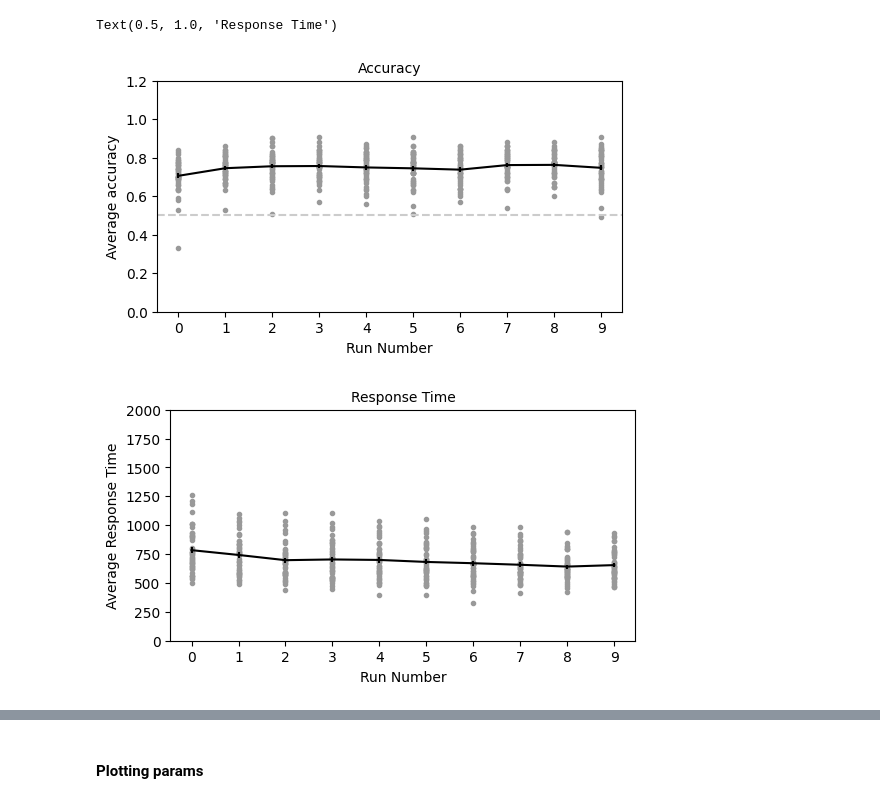
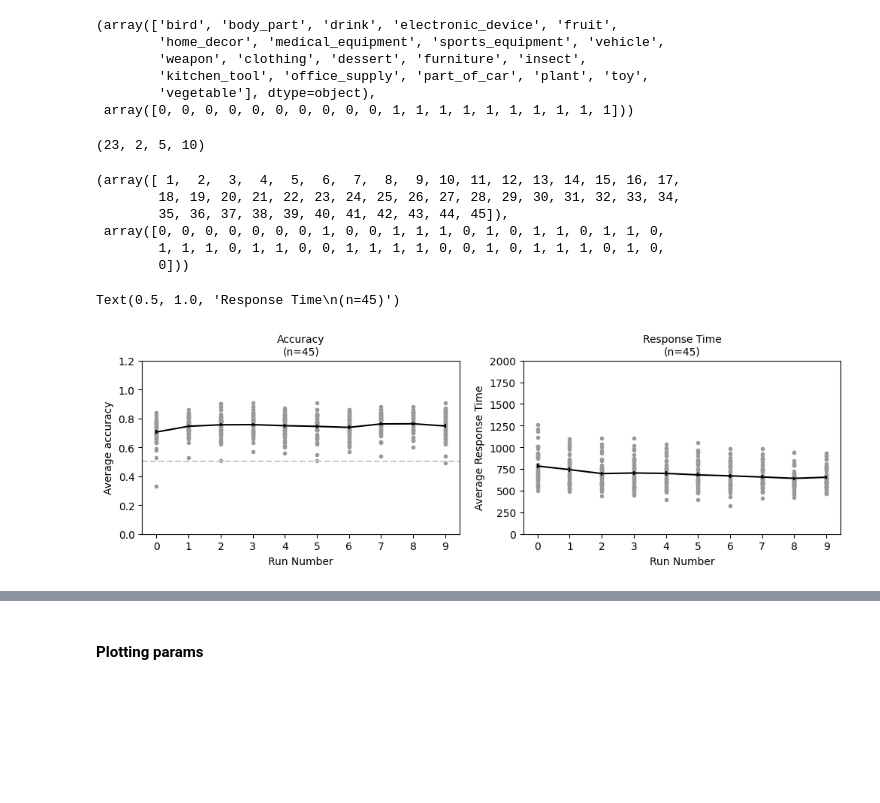
Before and after one commit to mmhenderson/featsynth, a Jupyter notebook: code/behav_analysis/expt1_summary.ipynb, the cells around one changed output, grey strips where cells are left out. Drawn from its saved outputs; the diff is of its cells as text; code cells hidden in the pictures; blank space fills up the shorter version.

```diff
--- a/code/behav_analysis/expt1_summary.ipynb
+++ b/code/behav_analysis/expt1_summary.ipynb
@@ -26,0 +34,22 @@ acc_by_condition, dprime_by_condition, propyes_by_condition, rt_by_condition = a
+# %%
+super_names, super_cbinds
+# %% [output]
+(array(['bird', 'body_part', 'drink', 'electronic_device', 'fruit',
+        'home_decor', 'medical_equipment', 'sports_equipment', 'vehicle',
+        'weapon', 'clothing', 'dessert', 'furniture', 'insect',
+        'kitchen_tool', 'office_supply', 'part_of_car', 'plant', 'toy',
+        'vegetable'], dtype=object),
+ array([0, 0, 0, 0, 0, 0, 0, 0, 0, 0, 1, 1, 1, 1, 1, 1, 1, 1, 1, 1]))
+# %%
+dprime_by_supcat[1].shape
+# %% [output]
+(23, 2, 5, 10)
+# %%
+subjects, subject_cb
+# %% [output]
+(array([ 1,  2,  3,  4,  5,  6,  7,  8,  9, 10, 11, 12, 13, 14, 15, 16, 17,
+        18, 19, 20, 21, 22, 23, 24, 25, 26, 27, 28, 29, 30, 31, 32, 33, 34,
+        35, 36, 37, 38, 39, 40, 41, 42, 43, 44, 45]),
+ array([0, 0, 0, 0, 0, 0, 0, 1, 0, 0, 1, 1, 1, 0, 1, 0, 1, 1, 0, 1, 1, 0,
+        1, 1, 1, 0, 1, 1, 0, 0, 1, 1, 1, 1, 0, 0, 1, 0, 1, 1, 1, 0, 1, 0,
+        0]))
@@ -27,47 +58,45 @@ acc_by_condition, dprime_by_condition, propyes_by_condition, rt_by_condition = a
 # %%
-acc_by_run, rt_by_run = analyze_expt1.get_perf_by_run()
+plt.figure(figsize=(12,3))
 
-plt.figure(figsize=(6,3))
-
+plt.subplot(1,2,1)
 plot_vals = acc_by_run
 
 n_runs = plot_vals.shape[1]
 meanvals = np.mean(plot_vals, axis=0)
 semvals = np.std(plot_vals, axis=0)/np.sqrt(plot_vals.shape[0])
 
 for si in range(n_subjects):
     plt.plot(np.arange(n_runs), plot_vals[si,:],'.',color=[0.6, 0.6, 0.6])
 plt.errorbar(np.arange(len(meanvals)), meanvals, semvals, color='k')
 plt.xticks(np.arange(n_runs))
 plt.xlabel('Run Number')
 plt.ylabel('Average accuracy')
 plt.axhline(0.50, color=[0.8, 0.8, 0.8], linestyle='--')
 plt.ylim([0.0, 1.2])
 
-plt.title('Accuracy')
+plt.title('Accuracy\n(n=%d)'%n_subjects)
 
 
-plt.figure(figsize=(6,3))
+plt.subplot(1,2,2)
 
 plot_vals = rt_by_run
 
 meanvals = np.mean(plot_vals, axis=0)
 semvals = np.std(plot_vals, axis=0)/np.sqrt(plot_vals.shape[0])
 
 for si in range(n_subjects):
     plt.plot(np.arange(n_runs), plot_vals[si,:],'.',color=[0.6, 0.6, 0.6])
 plt.errorbar(np.arange(len(meanvals)), meanvals, semvals, color='k')
 plt.xticks(np.arange(n_runs))
 plt.xlabel('Run Number')
 plt.ylabel('Average Response Time')
 ylims = [0, 2000]
 plt.ylim(ylims)
 
-plt.title('Response Time')
+plt.title('Response Time\n(n=%d)'%n_subjects)
 # %% [output]
-Text(0.5, 1.0, 'Response Time')
+Text(0.5, 1.0, 'Response Time\n(n=45)')
-[figure, old version]
+[figure, new version]
-[figure, removed]
 # %%
 plt.figure(figsize=(12,12))
 npy = int(np.ceil(np.sqrt(n_subjects)))
```
Also changed, not shown: parts of 56 cells of this notebook, 30 other files.
